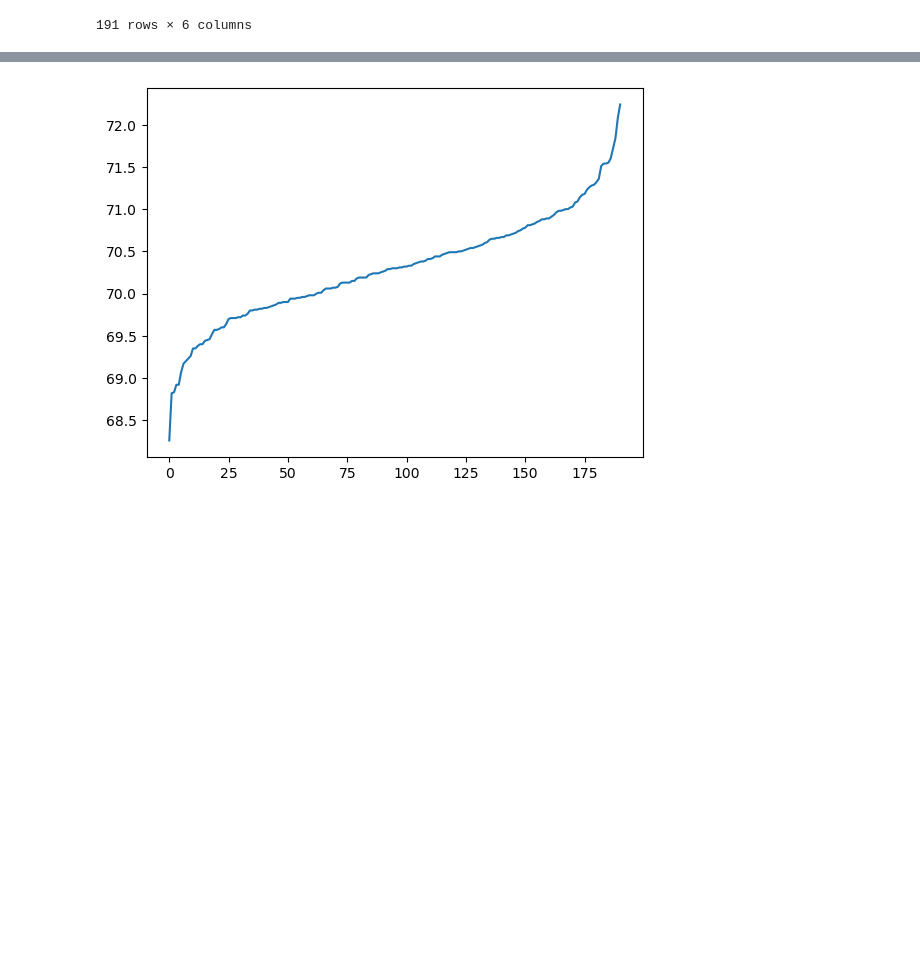
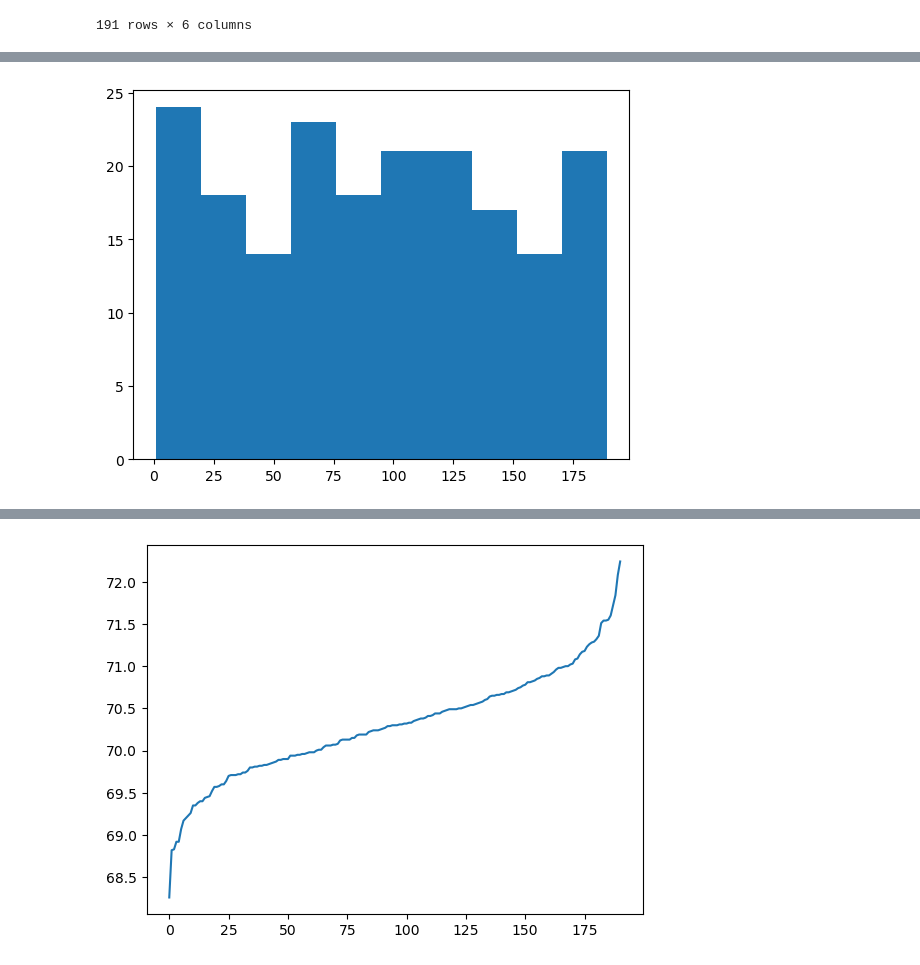
Before and after one commit to mickalleny2k/PfDA_Assignment, a Jupyter notebook: PfDA_Assignment.ipynb, the cells around one changed output, grey strips where cells are left out. Drawn from its saved outputs; the diff is of its cells as text; code cells hidden in the pictures; blank space fills up the shorter version.

```diff
--- a/PfDA_Assignment.ipynb
+++ b/PfDA_Assignment.ipynb
@@ -314,0 +214,5 @@ syn_df
+# %%
+plt.hist(rand_ints)
+plt.show()
+# %% [output]
+[figure, added]
```
Also changed, not shown: parts of 68 cells of this notebook.
